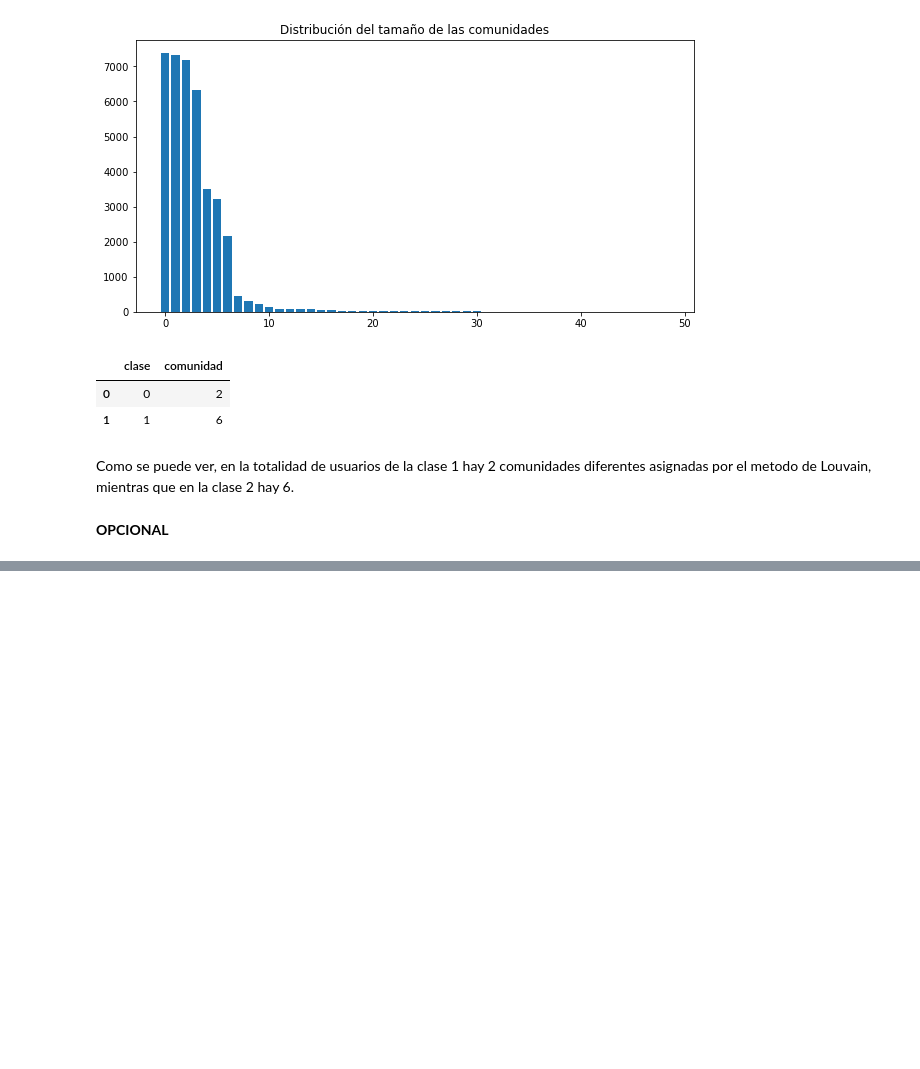
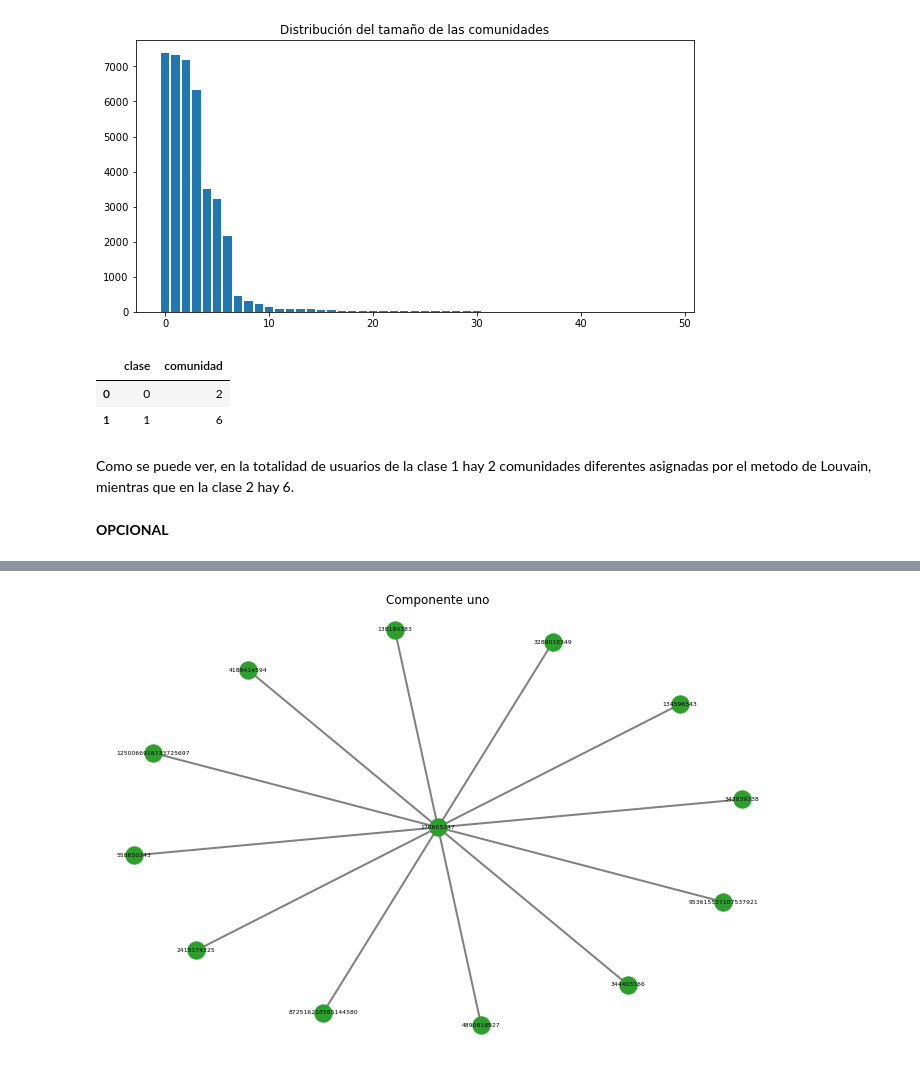
Before and after one commit to estebanarr/graphMachineLearning, a Jupyter notebook: notebooks/Practico2_resuelto.ipynb, the cells around one changed output, grey strips where cells are left out. Drawn from its saved outputs; the diff is of its cells as text; code cells hidden in the pictures; blank space fills up the shorter version.

```diff
--- a/notebooks/Practico2_resuelto.ipynb
+++ b/notebooks/Practico2_resuelto.ipynb
@@ -273,0 +324,15 @@ memory usage: 7.4+ KB
+# %%
+draw_params = dict(
+    with_labels=True,               ## Incluye los nombres de los nodos
+    node_color='C2',                ## Elijo el color 1 de la paleta de colores
+    edge_color='gray',
+    width=2,                        ## Espesor de los enlaces
+    font_size=6,
+    pos=nx.kamada_kawai_layout(componente_uno)   ## Algoritmo para embeber el grafo en el plano
+)
+
+fig, ax = plt.subplots(figsize=(12,8))
+ax.set_title('Componente uno')
+nx.draw(componente_uno, ax=ax,**draw_params)
+# %% [output]
+[figure, added]
```
Also changed, not shown: parts of 10 cells of this notebook.
